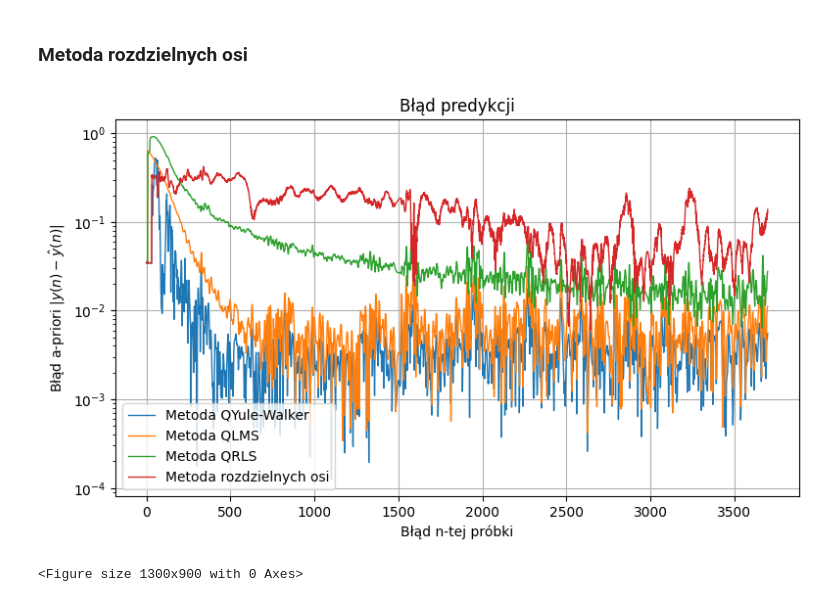
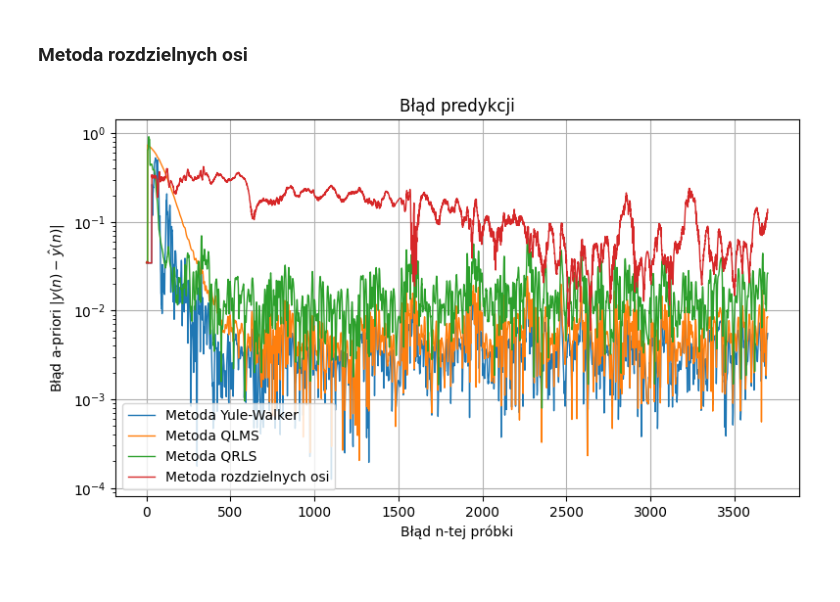
Before and after one commit to BezdzietnyAntoni/QuaternionPredictionAR, a Jupyter notebook: DroneMerged.ipynb, the cells around one changed output. Drawn from its saved outputs; the diff is of its cells as text; code cells hidden in the pictures.

```diff
--- a/DroneMerged.ipynb
+++ b/DroneMerged.ipynb
@@ -88,8 +88,8 @@ for i in range(P_ORDER, x.shape[0]):
 # %% [markdown]
 ### Metoda QRLS
 # %%
-MU  = 1e-5
-LMB = 0.85
+MU  = 1e-4
+LMB = 0.9
 
 x = np.copy(attitude)[::DOWN_SAMPLING]
 y_rls = np.ones((len(K_FORECAST), x.shape[0] + max(K_FORECAST)), dtype = qt.quaternion)
@@ -155,11 +155,11 @@ for i in range(START_WINDOW, x.shape[0]+1):
     #for k, k_steps in enumerate(K_FORECAST):
     #    y[k, i + k_steps - 1] = qu.predictionKSteps(np.copy(x[i-P_ORDER-1 : i][::-1]), np.concatenate(([qt.quaternion(1,0,0,0)],q_w)), k_steps)
 # %%
+import matplotlib.pyplot as plt
 plt.figure(figsize = (9,5))
 qv.displayPredictionError(x,
                           np.array([y_yule[0], y_qlms[0], y_rls[0], y_sep[0]]),
-                          ['QYule-Walker', 'QLMS', 'QRLS', 'rozdzielnych osi'],
+                          ['Yule-Walker', 'QLMS', 'QRLS', 'rozdzielnych osi'],
                           label_form='Metoda {}')
 # %% [output]
-[figure, old version]
+[figure, new version]
-<Figure size 1300x900 with 0 Axes>
```
Also changed, not shown: parts of 2 cells of this notebook, 3 other files.
